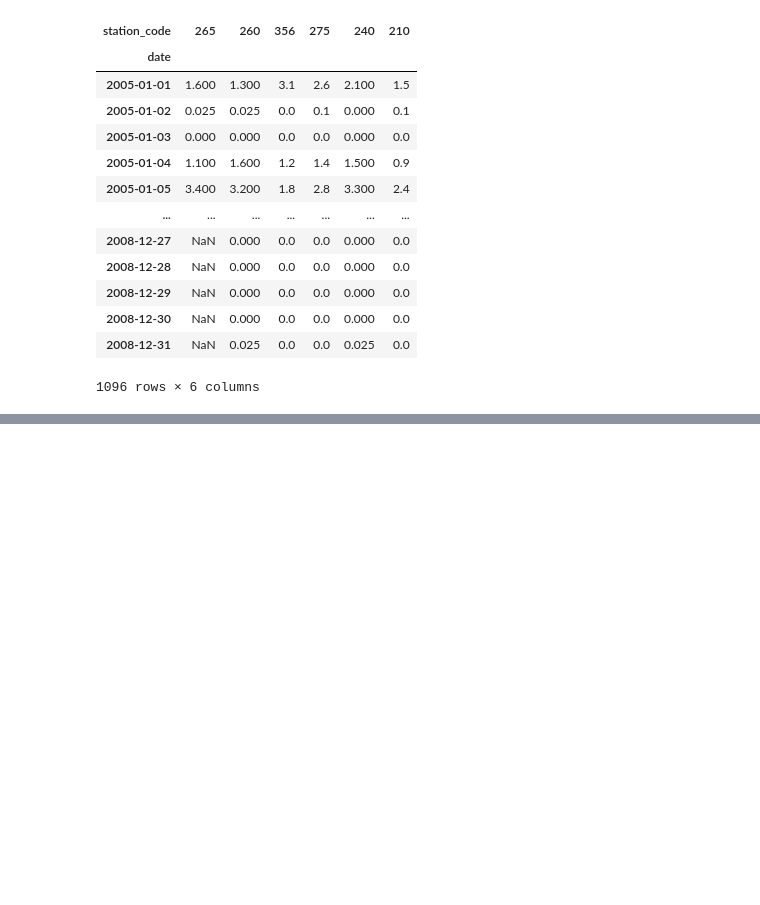
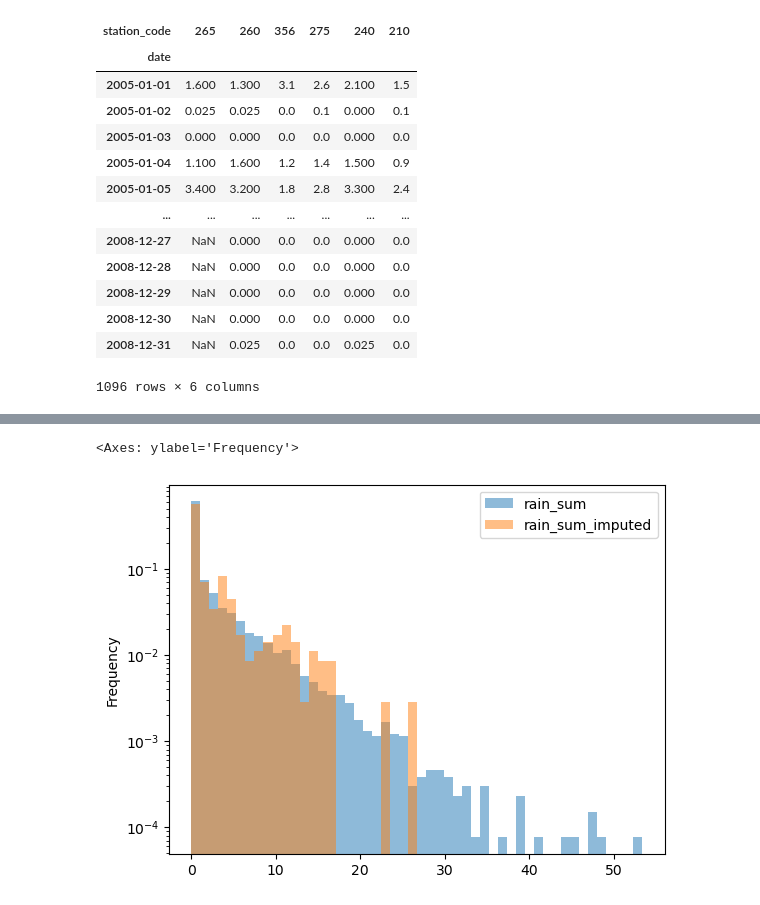
Before and after one commit to tomrooijakkers/data-science-portfolio, a Jupyter notebook: knmi-weather/03-knmi_spi_spei_analysis.ipynb, the cells around one changed output, grey strips where cells are left out. Cells and saved outputs as stored; diff of their text form; code cells hidden in the pictures; blank space fills up the shorter version.

```diff
--- a/knmi-weather/03-knmi_spi_spei_analysis.ipynb
+++ b/knmi-weather/03-knmi_spi_spei_analysis.ipynb
@@ -628,0 +646,6 @@ df_rain.merge(df_imputed, how="left", on="date")
+# %%
+df_rain_all.set_index("date").plot(kind="hist", density=True,
+                                   alpha=0.5, logy=True, bins=50)
+# %% [output]
+<Axes: ylabel='Frequency'>
+[figure, added]
```
Also changed, not shown: parts of 26 cells of this notebook.
